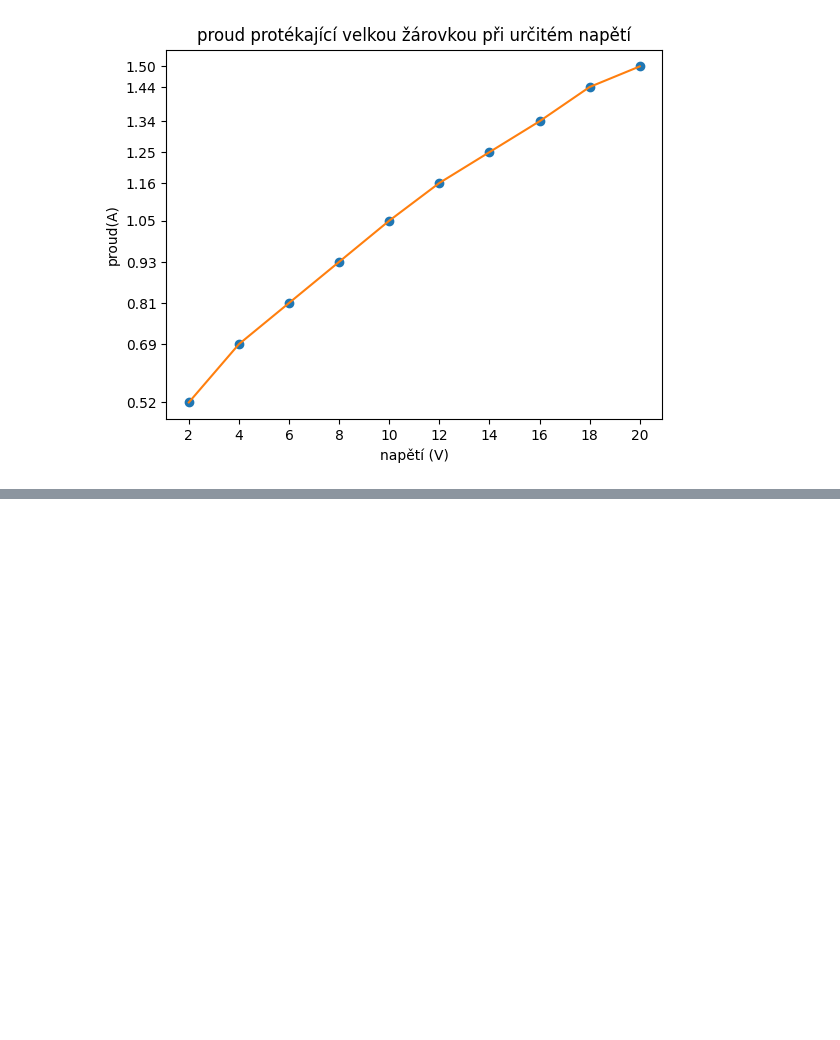
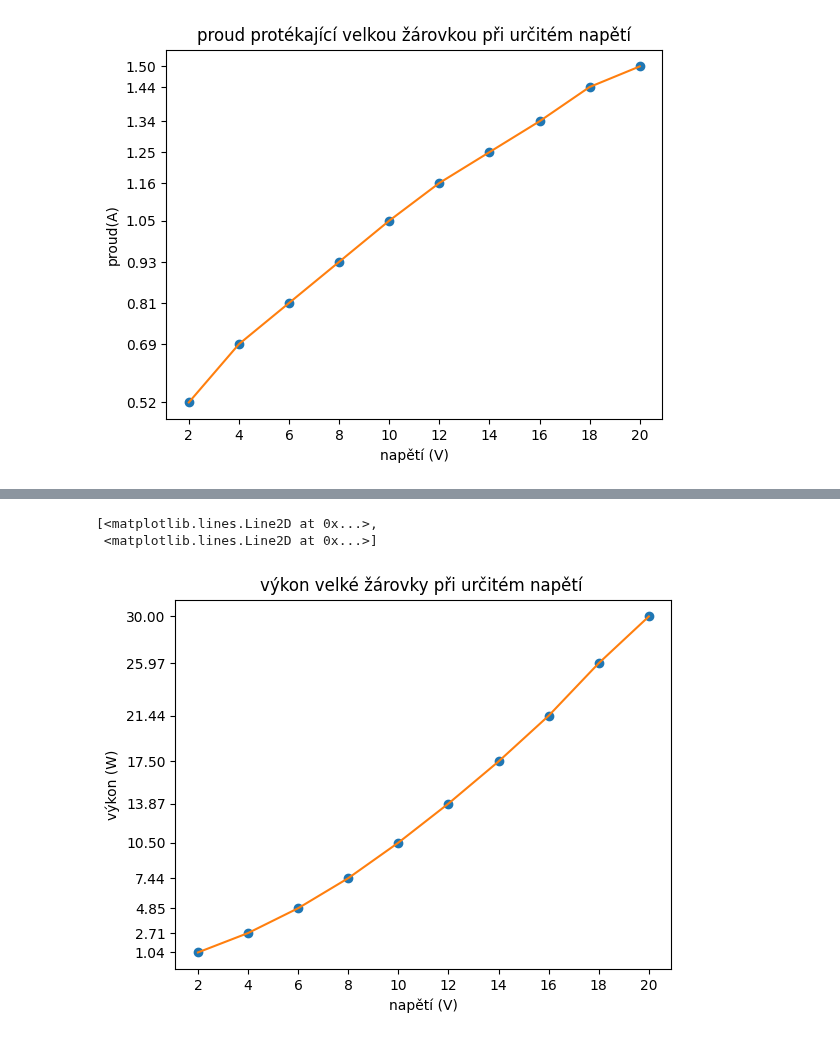
Before and after one commit to JakubSlof/Teddy-bear-detection, a Jupyter notebook: fyzika.ipynb, the cells around one changed output, grey strips where cells are left out. Cells and saved outputs as stored; diff of their text form; code cells hidden in the pictures; blank space fills up the shorter version.

```diff
--- a/fyzika.ipynb
+++ b/fyzika.ipynb
@@ -90,0 +79,14 @@ plt.plot(x,y2,"o",x,y2)
+# %%
+x = np.array([2,4,6,8,10,12,14,16,18,20])
+y= np.array([30, 25.97, 21.44, 17.50, 13.87, 10.5, 7.44, 4.85, 2.71, 1.04])
+y= np.flip(y)
+plt.ylabel(r'výkon (W)')
+plt.xlabel(r'napětí (V)')
+plt.xticks(x)
+plt.yticks(y)
+plt.title('výkon velké žárovky při určitém napětí ')
+plt.plot(x,y,"o",x,y)
+# %% [output]
+[<matplotlib.lines.Line2D at 0x...>,
+ <matplotlib.lines.Line2D at 0x...>]
+[figure, added]
```
Also changed, not shown: parts of 5 cells of this notebook.
